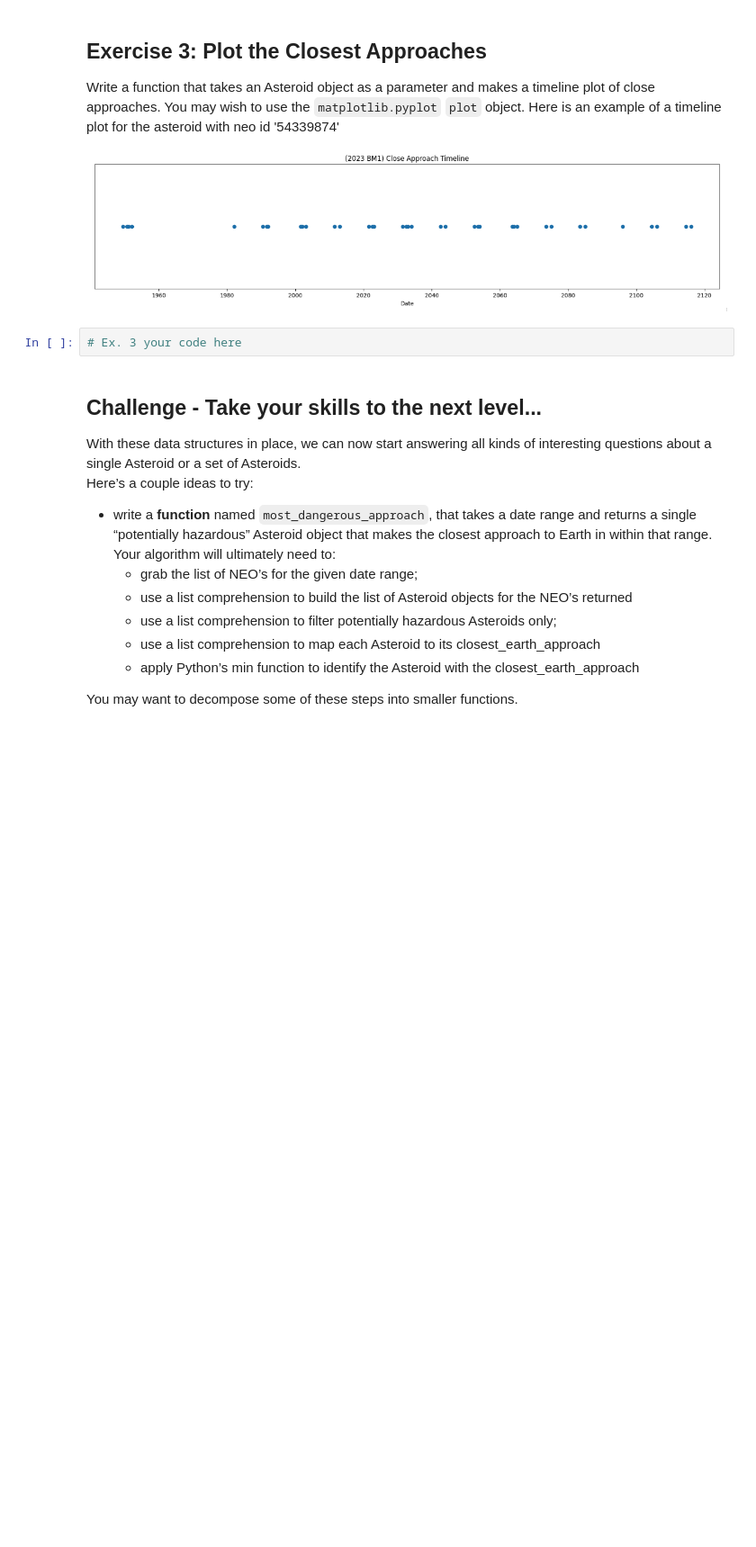
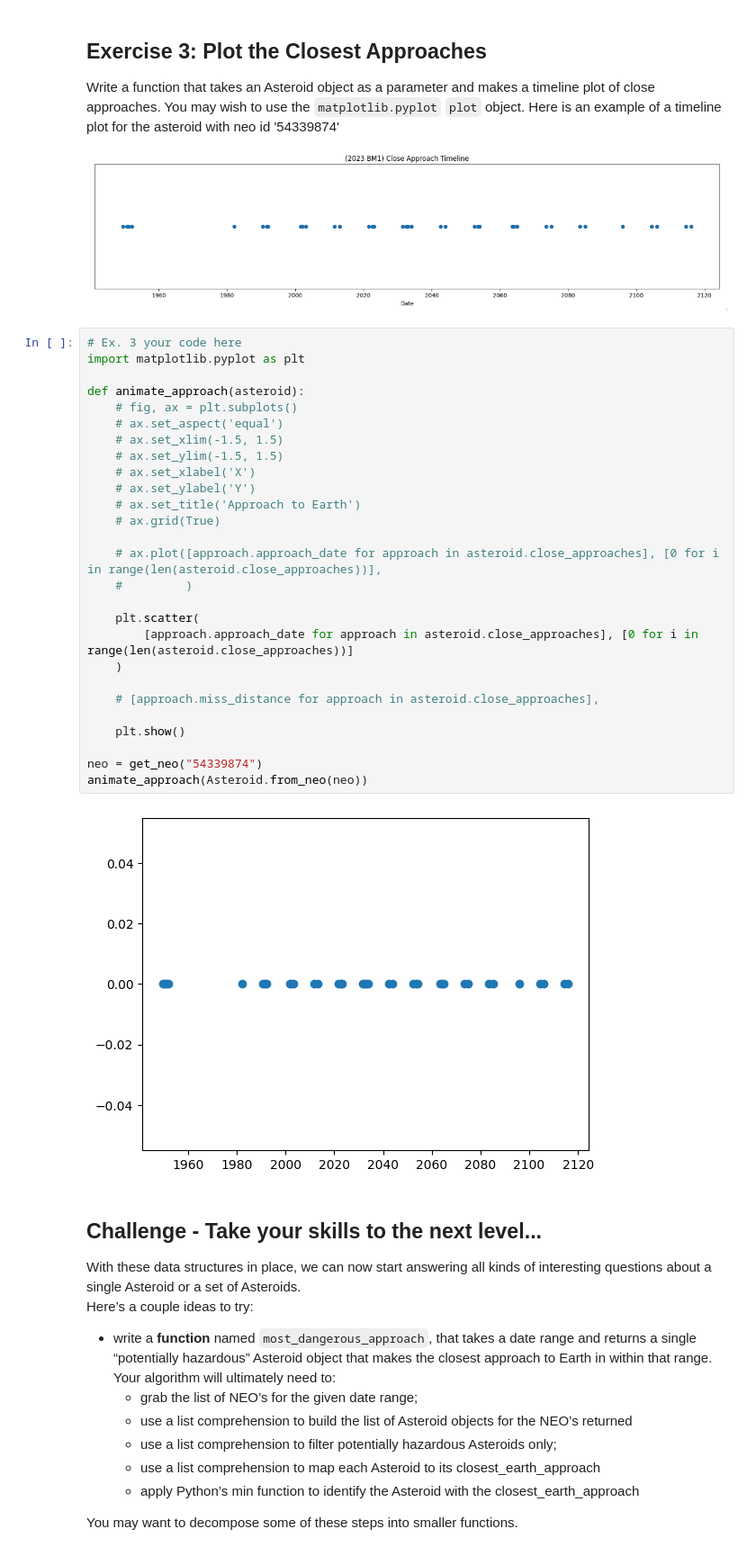
Before and after one commit to Hamilton-at-CapU/comp215, a Jupyter notebook: labs/lab04-more_classes.ipynb, the cells around one changed output. Shown at 90% size. Cells and saved outputs as stored; diff of their text form; blank space fills up the shorter version.

```diff
--- a/labs/lab04-more_classes.ipynb
+++ b/labs/lab04-more_classes.ipynb
@@ -99,8 +214,35 @@ Write some test code to demonstrate these new features.
 Write a function that takes an Asteroid object as a parameter and makes a timeline plot of close approaches.  You may wish to use the `matplotlib.pyplot` `plot` object.  Here is an example of a timeline plot for the asteroid with neo id '54339874'
 
 ![Screenshot 2025-01-02 at 10.35.29 AM.png](embedded-picture-1)
-# %%
-# Ex. 3 your code here
+# %%
+# Ex. 3 your code here
+import matplotlib.pyplot as plt
+
+def animate_approach(asteroid):
+    # fig, ax = plt.subplots()
+    # ax.set_aspect('equal')
+    # ax.set_xlim(-1.5, 1.5)
+    # ax.set_ylim(-1.5, 1.5)
+    # ax.set_xlabel('X')
+    # ax.set_ylabel('Y')
+    # ax.set_title('Approach to Earth')
+    # ax.grid(True)
+
+    # ax.plot([approach.approach_date for approach in asteroid.close_approaches], [0 for i in range(len(asteroid.close_approaches))],
+    #         )
+
+    plt.scatter(
+        [approach.approach_date for approach in asteroid.close_approaches], [0 for i in range(len(asteroid.close_approaches))]
+    )
+
+    # [approach.miss_distance for approach in asteroid.close_approaches],
+
+    plt.show()
+
+neo = get_neo("54339874")
+animate_approach(Asteroid.from_neo(neo))
+# %% [output]
+[figure, added]
 # %% [markdown]
 ## Challenge - Take your skills to the next level...
 
```
Also changed, not shown: parts of 7 cells of this notebook.
